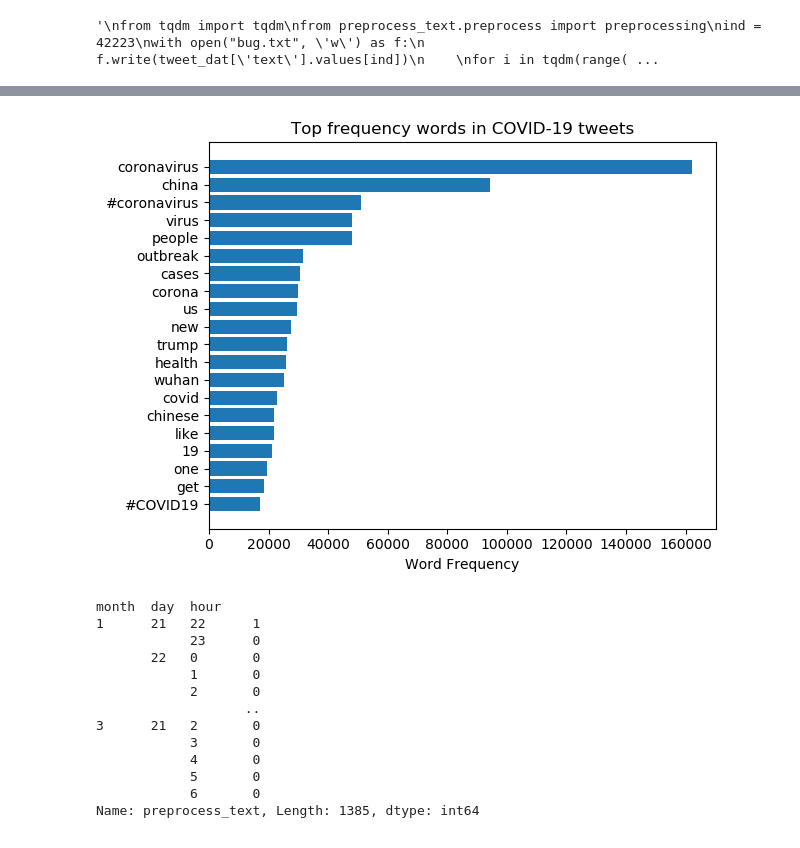
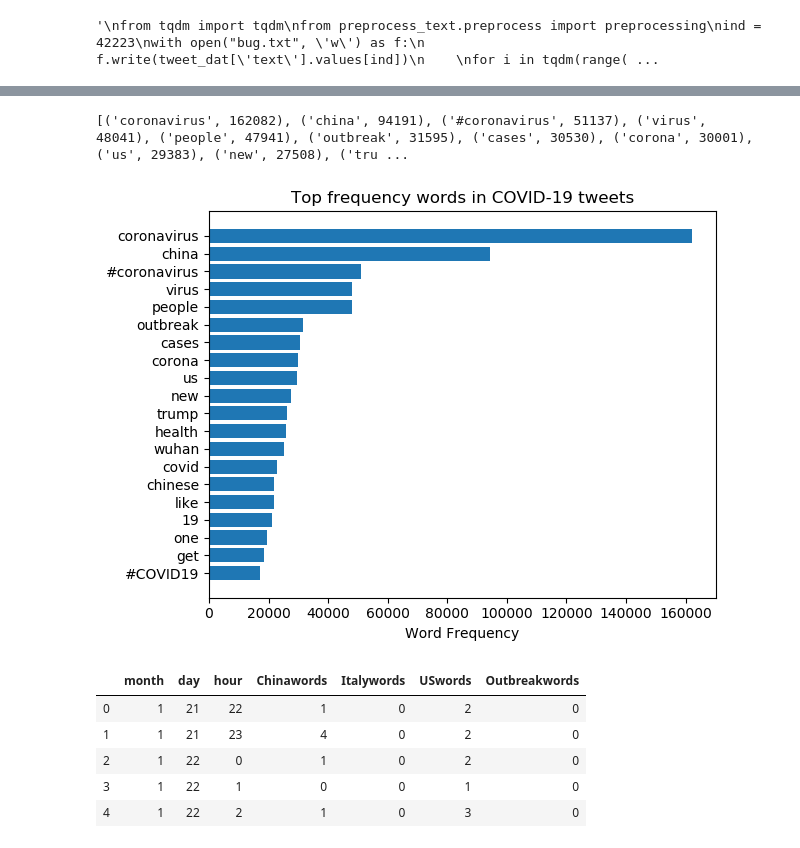
Before and after one commit to DavidYQY/COVID-19-Prediction, a Jupyter notebook: twitter_data/twitter_ts_analysis.ipynb, the cells around one changed output, grey strips where cells are left out. Drawn from its saved outputs; the diff is of its cells as text; code cells hidden in the pictures.

```diff
--- a/twitter_data/twitter_ts_analysis.ipynb
+++ b/twitter_data/twitter_ts_analysis.ipynb
@@ -162,6 +162,7 @@ plt.show()
 from collections import Counter
 res = Counter(' '.join(tweet_dat['preprocess_text']).split())
 freq_word = res.most_common(20)
+print(freq_word)
 plt.rcdefaults()
 fig, ax = plt.subplots()
 
@@ -181,21 +182,36 @@ plt.savefig("word_freq.jpeg", dpi=200)
 
 plt.show()
 # %% [output]
+[('coronavirus', 162082), ('china', 94191), ('#coronavirus', 51137), ('virus', 48041), ('people', 47941), ('outbreak', 31595), ('cases', 30530), ('corona', 30001), ('us', 29383), ('new', 27508), ('tru ...
 [figure]
-# %%
-groups = tweet_dat.groupby(['month','day','hour'])
-groups['preprocess_text'].agg(lambda x: Counter(' '.join(x).split())['#Pregnant'])
-# %% [output]
-month  day  hour
-1      21   22      1
-            23      0
-       22   0       0
-            1       0
-            2       0
-                   ..
-3      21   2       0
-            3       0
-            4       0
-            5       0
-            6       0
-Name: preprocess_text, Length: 1385, dtype: int64
+# %%
+groups = tweet_dat.groupby(['month','day','hour'])
+keywords = [['china','wuhan','chinese'],['italy','italian','italia'],['us', 'trump','states'],['outbreak', 'spreading']]
+names = ['Chinawords','Italywords','USwords','Outbreakwords']
+
+def m_count_num(words):
+    def count_num(x):
+        ans = 0
+        for word in words:
+            ans += Counter(' '.join(x).split())[word]
+        return ans
+    return count_num
+
+for i in range(len(keywords)):
+    temp = groups['preprocess_text'].agg(m_count_num(keywords[i]))
+    temp.name = names[i]
+    if i == 0:
+        dat = temp.to_frame()
+    else:
+        dat = dat.join(temp)
+
+dat = dat.reset_index()
+# %%
+dat.head()
+# %% [output]
+|  | month | day | hour | Chinawords | Italywords | USwords | Outbreakwords |
+| 0 | 1 | 21 | 22 | 1 | 0 | 2 | 0 |
+| 1 | 1 | 21 | 23 | 4 | 0 | 2 | 0 |
+| 2 | 1 | 22 | 0 | 1 | 0 | 2 | 0 |
+| 3 | 1 | 22 | 1 | 0 | 0 | 1 | 0 |
+| 4 | 1 | 22 | 2 | 1 | 0 | 3 | 0 |
```
Also changed, not shown: parts of 9 cells of this notebook, 11 other files.
